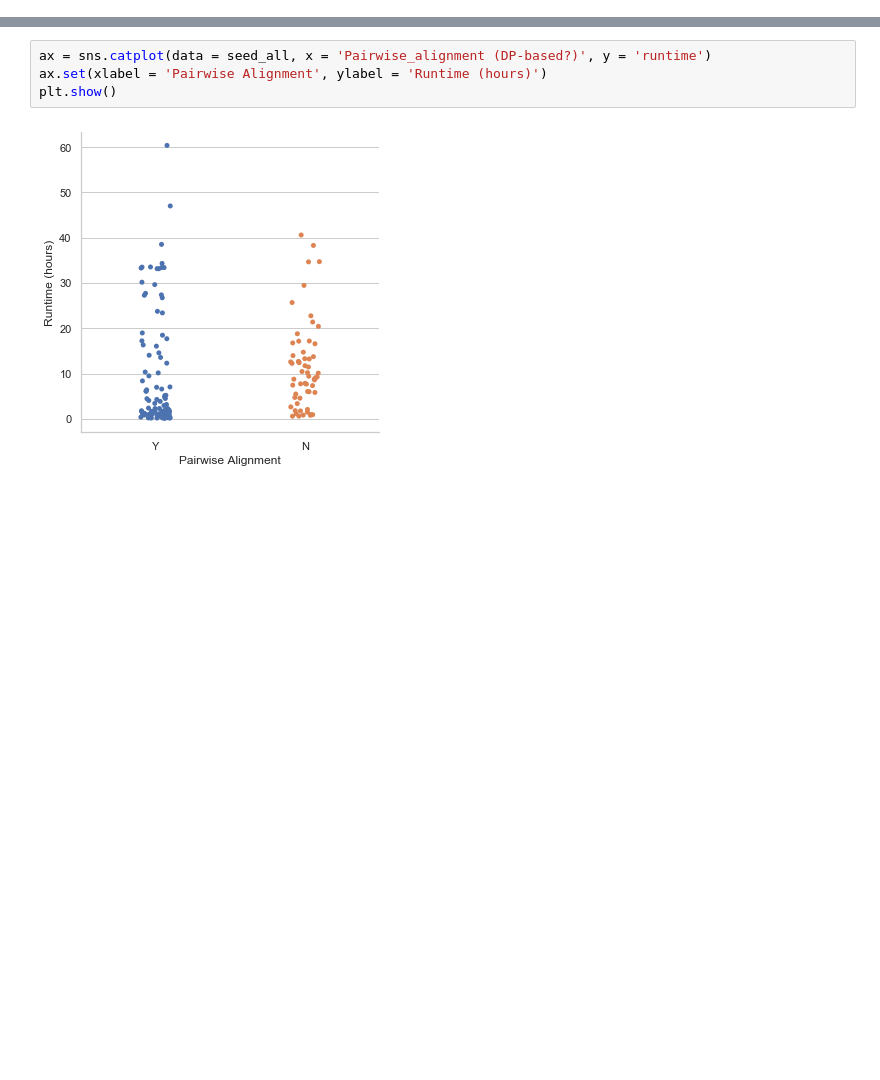
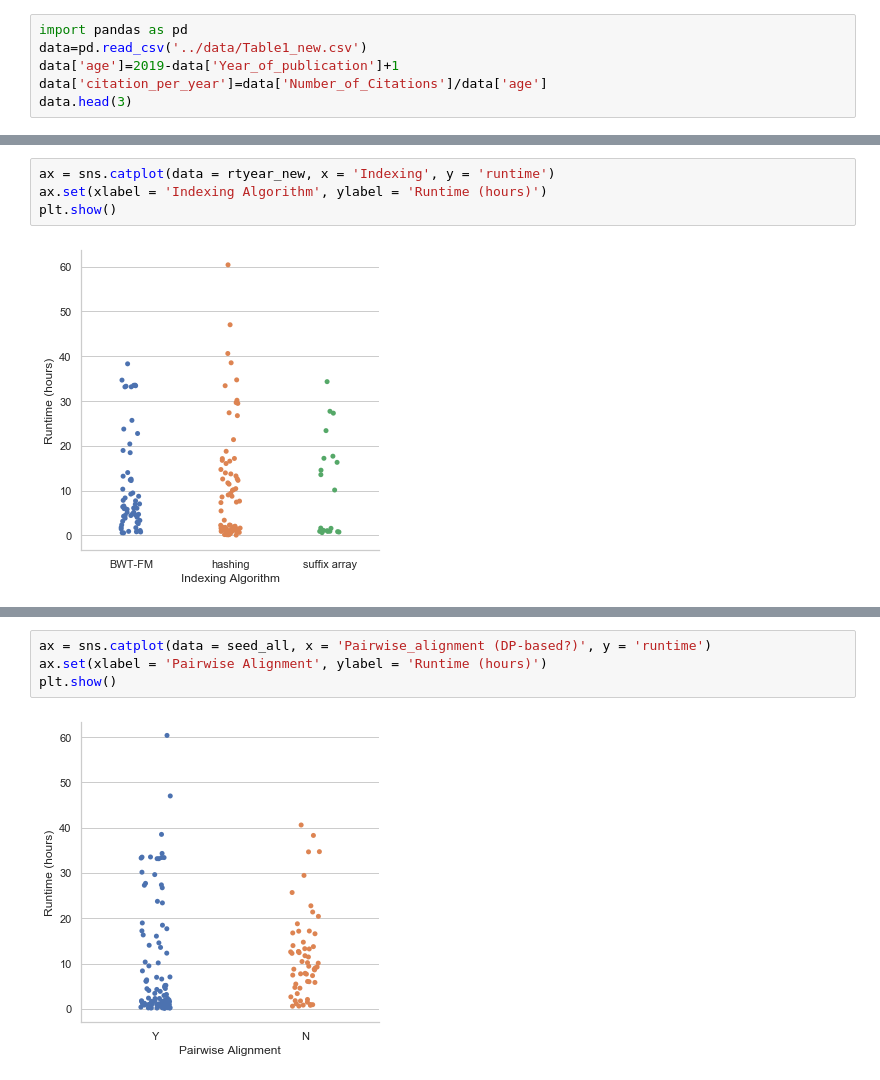
Before and after one commit to Mangul-Lab-USC/technology.dictates.algorithms, a Jupyter notebook: notebooks/runtime_figures.ipynb, the cells around one changed output, grey strips where cells are left out. Cells and saved outputs as stored; diff of their text form; blank space fills up the shorter version.

```diff
--- a/notebooks/runtime_figures.ipynb
+++ b/notebooks/runtime_figures.ipynb
@@ -183,0 +1,6 @@ seed_all.head()
+# %%
+import pandas as pd
+data=pd.read_csv('../data/Table1_new.csv')
+data['age']=2019-data['Year_of_publication']+1
+data['citation_per_year']=data['Number_of_Citations']/data['age']
+data.head(3)
@@ -183,0 +67,6 @@ seed_all.head()
+# %%
+ax = sns.catplot(data = rtyear_new, x = 'Indexing', y = 'runtime')
+ax.set(xlabel = 'Indexing Algorithm', ylabel = 'Runtime (hours)')
+plt.show()
+# %% [output]
+[figure, added]
```
Also changed, not shown: parts of 46 cells of this notebook, 7 other files.
